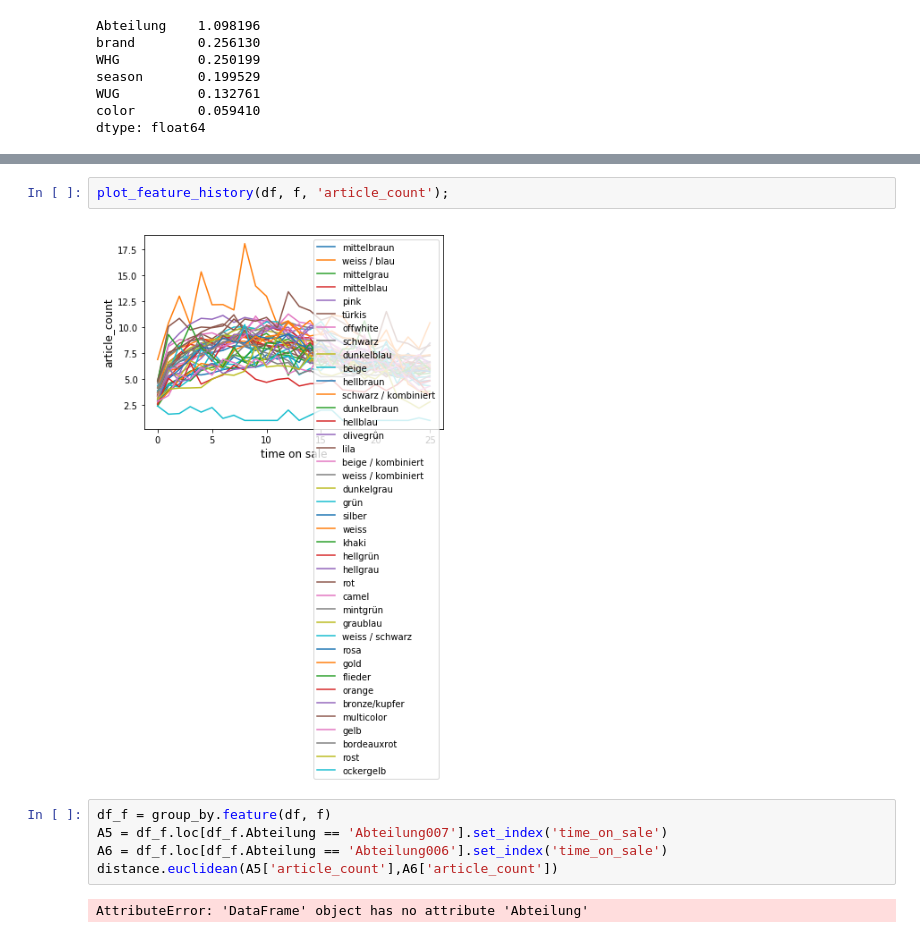
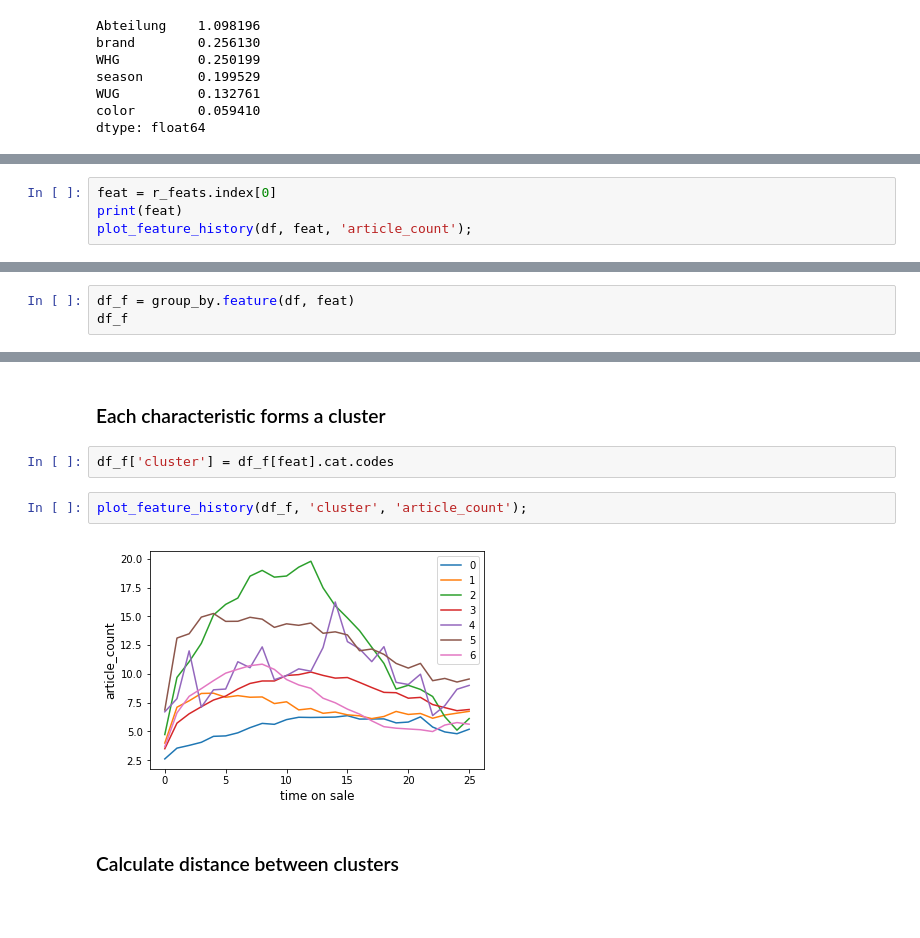
Before and after one commit to indyfree/tailor, a Jupyter notebook: notebooks/06-cluster-feature.ipynb, the cells around one changed output, grey strips where cells are left out. Drawn from its saved outputs; the diff is of its cells as text; blank space fills up the shorter version.

Commit message:
Outline clustering algorithm

```diff
--- a/notebooks/06-cluster-feature.ipynb
+++ b/notebooks/06-cluster-feature.ipynb
@@ -45,0 +32,4 @@ NameError: name 'feat' is not defined
+# %%
+feat = r_feats.index[0]
+print(feat)
+plot_feature_history(df, feat, 'article_count');
@@ -45,0 +39,3 @@ NameError: name 'feat' is not defined
+# %%
+df_f = group_by.feature(df, feat)
+df_f
@@ -46,12 +61,11 @@ NameError: name 'feat' is not defined
+# %% [markdown]
+### Each characteristic forms a cluster
+# %%
+df_f['cluster'] = df_f[feat].cat.codes
 # %%
-plot_feature_history(df, f, 'article_count');
+plot_feature_history(df_f, 'cluster', 'article_count');
 # %% [output]
-[figure, old version]
+[figure, new version]
-# %%
-df_f = group_by.feature(df, f)
-A5 = df_f.loc[df_f.Abteilung == 'Abteilung007'].set_index('time_on_sale')
-A6 = df_f.loc[df_f.Abteilung == 'Abteilung006'].set_index('time_on_sale')
-distance.euclidean(A5['article_count'],A6['article_count'])
-# %% [output]
-AttributeError: 'DataFrame' object has no attribute 'Abteilung'
+# %% [markdown]
+### Calculate distance between clusters
 # %%
```
Also changed, not shown: parts of 15 cells of this notebook, 1 other file.
